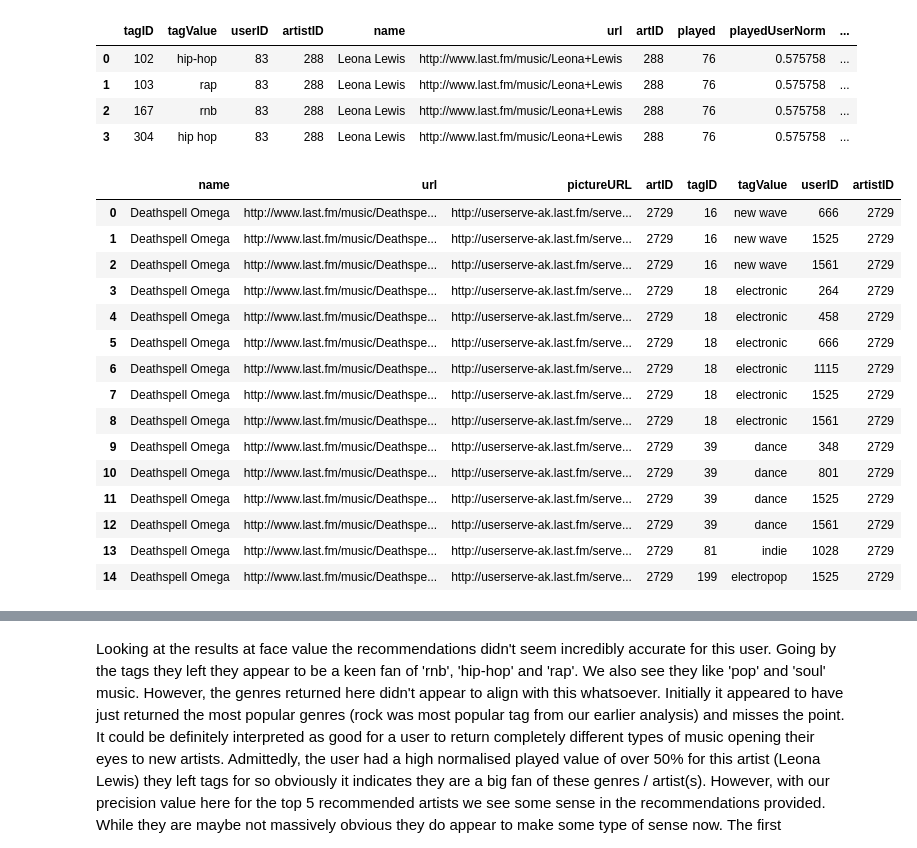
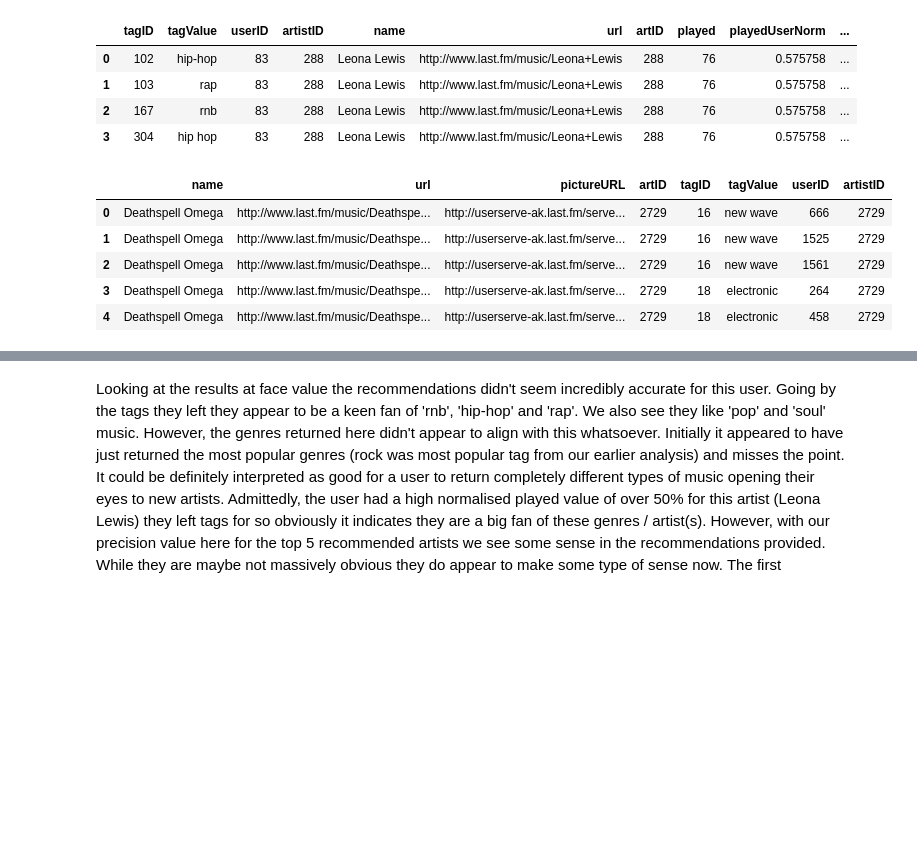
Before and after one commit to kiansweeney11/Ca4015-final-assignment, a Jupyter notebook: recommender.ipynb, the cells around one changed output, grey strips where cells are left out. Saved outputs shown, nothing was run; the diff lists cells and outputs as text; code cells hidden in the pictures; blank space fills up the shorter version.

```diff
--- a/recommender.ipynb
+++ b/recommender.ipynb
@@ -1514,21 +1533,11 @@ zzzz = df[df['artID'].isin(recommended_artist_ids)]
 # %%
 zzzz1 = pd.merge(zzzz, tags, how="inner", left_on=['artID'], right_on=['artistID'])
 # %%
-zzzz1.head(15)
+zzzz1.head()
 # %% [output]
 |  | name | url | pictureURL | artID | tagID | tagValue | userID | artistID |
 | 0 | Deathspell Omega | http://www.last.fm/music/Deathspe... | http://userserve-ak.last.fm/serve... | 2729 | 16 | new wave | 666 | 2729 |
 | 1 | Deathspell Omega | http://www.last.fm/music/Deathspe... | http://userserve-ak.last.fm/serve... | 2729 | 16 | new wave | 1525 | 2729 |
 | 2 | Deathspell Omega | http://www.last.fm/music/Deathspe... | http://userserve-ak.last.fm/serve... | 2729 | 16 | new wave | 1561 | 2729 |
 | 3 | Deathspell Omega | http://www.last.fm/music/Deathspe... | http://userserve-ak.last.fm/serve... | 2729 | 18 | electronic | 264 | 2729 |
 | 4 | Deathspell Omega | http://www.last.fm/music/Deathspe... | http://userserve-ak.last.fm/serve... | 2729 | 18 | electronic | 458 | 2729 |
-| 5 | Deathspell Omega | http://www.last.fm/music/Deathspe... | http://userserve-ak.last.fm/serve... | 2729 | 18 | electronic | 666 | 2729 |
-| 6 | Deathspell Omega | http://www.last.fm/music/Deathspe... | http://userserve-ak.last.fm/serve... | 2729 | 18 | electronic | 1115 | 2729 |
-| 7 | Deathspell Omega | http://www.last.fm/music/Deathspe... | http://userserve-ak.last.fm/serve... | 2729 | 18 | electronic | 1525 | 2729 |
-| 8 | Deathspell Omega | http://www.last.fm/music/Deathspe... | http://userserve-ak.last.fm/serve... | 2729 | 18 | electronic | 1561 | 2729 |
-| 9 | Deathspell Omega | http://www.last.fm/music/Deathspe... | http://userserve-ak.last.fm/serve... | 2729 | 39 | dance | 348 | 2729 |
-| 10 | Deathspell Omega | http://www.last.fm/music/Deathspe... | http://userserve-ak.last.fm/serve... | 2729 | 39 | dance | 801 | 2729 |
-| 11 | Deathspell Omega | http://www.last.fm/music/Deathspe... | http://userserve-ak.last.fm/serve... | 2729 | 39 | dance | 1525 | 2729 |
-| 12 | Deathspell Omega | http://www.last.fm/music/Deathspe... | http://userserve-ak.last.fm/serve... | 2729 | 39 | dance | 1561 | 2729 |
-| 13 | Deathspell Omega | http://www.last.fm/music/Deathspe... | http://userserve-ak.last.fm/serve... | 2729 | 81 | indie | 1028 | 2729 |
-| 14 | Deathspell Omega | http://www.last.fm/music/Deathspe... | http://userserve-ak.last.fm/serve... | 2729 | 199 | electropop | 1525 | 2729 |
```
Also changed, not shown: parts of 108 cells of this notebook.
